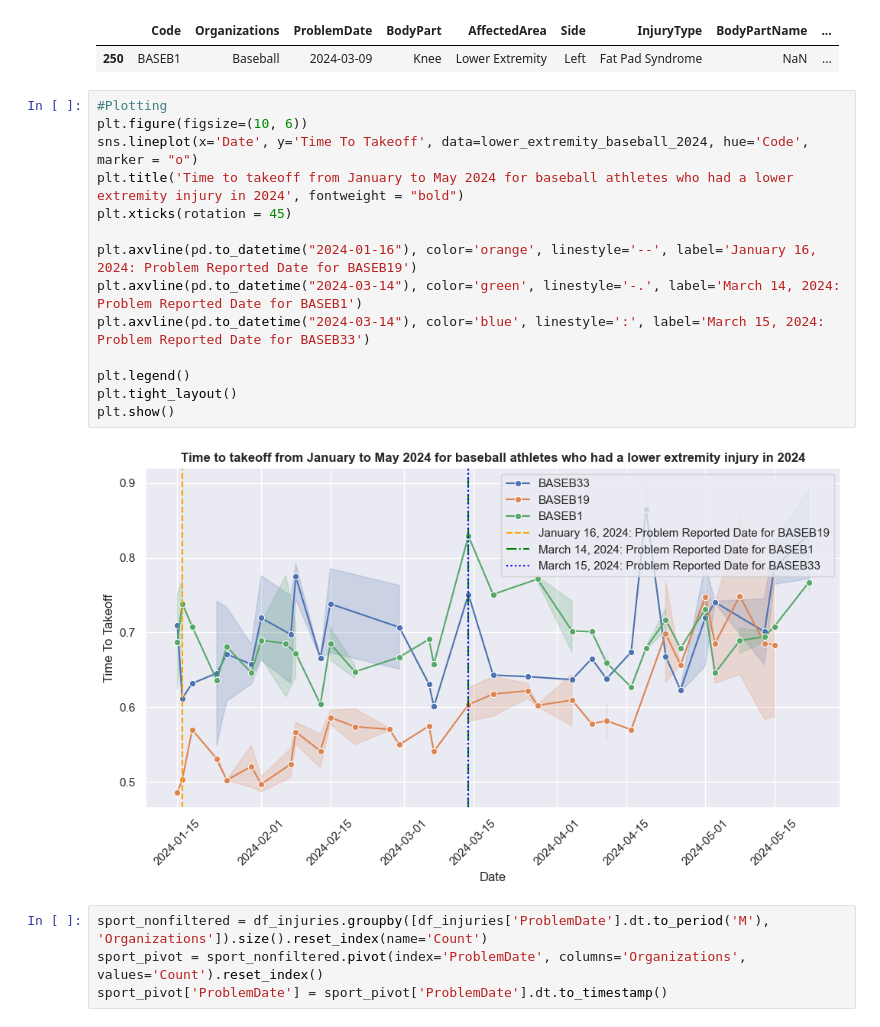
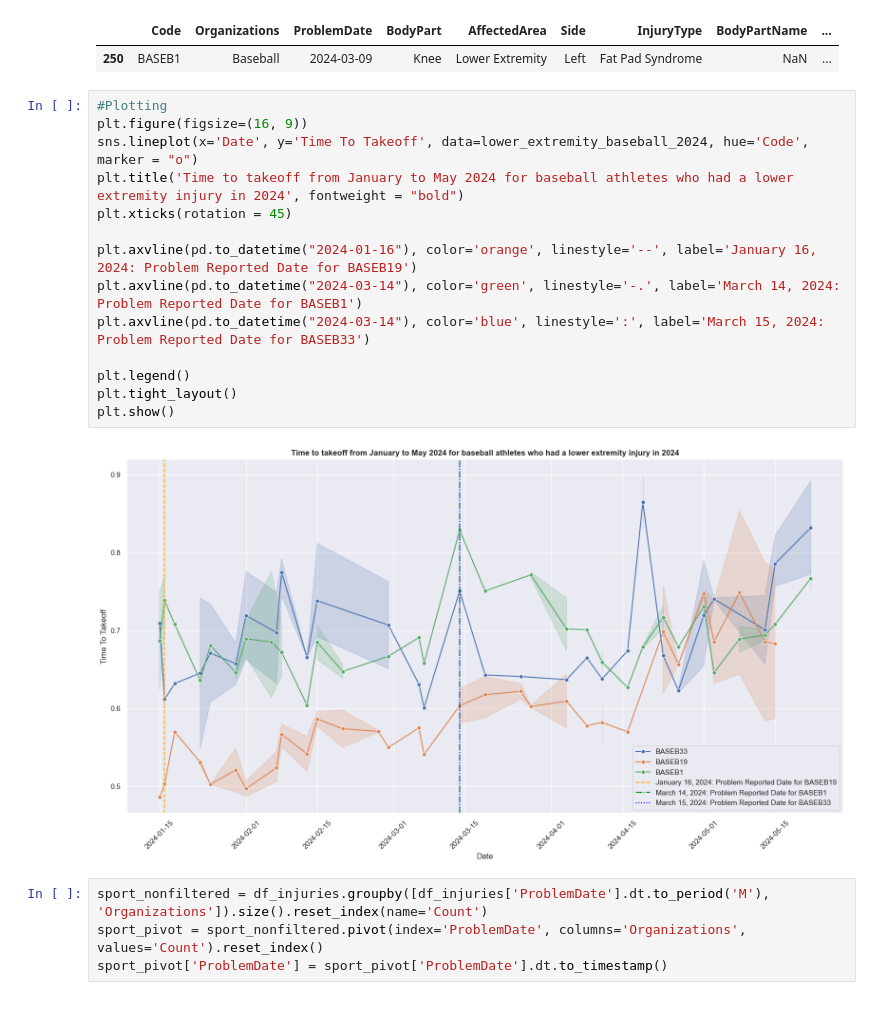
Before and after one commit to bachnguyen234/da301-isaac-athletics, a Jupyter notebook: bach_main_file.ipynb, the cells around one changed output. Drawn from its saved outputs; the diff is of its cells as text.

```diff
--- a/bach_main_file.ipynb
+++ b/bach_main_file.ipynb
@@ -137,20 +137,20 @@ df_injuries.loc[df_injuries["Code"] == "BASEB1"]
 | 250 | BASEB1 | Baseball | 2024-03-09 | Knee | Lower Extremity | Left | Fat Pad Syndrome | NaN | ... |
 # %%
 #Plotting
-plt.figure(figsize=(10, 6))
+plt.figure(figsize=(16, 9))
 sns.lineplot(x='Date', y='Time To Takeoff', data=lower_extremity_baseball_2024, hue='Code', marker = "o")
 plt.title('Time to takeoff from January to May 2024 for baseball athletes who had a lower extremity injury in 2024', fontweight = "bold")
 plt.xticks(rotation = 45)
 
 plt.axvline(pd.to_datetime("2024-01-16"), color='orange', linestyle='--', label='January 16, 2024: Problem Reported Date for BASEB19')
 plt.axvline(pd.to_datetime("2024-03-14"), color='green', linestyle='-.', label='March 14, 2024: Problem Reported Date for BASEB1')
 plt.axvline(pd.to_datetime("2024-03-14"), color='blue', linestyle=':', label='March 15, 2024: Problem Reported Date for BASEB33')
 
 plt.legend()
 plt.tight_layout()
 plt.show()
 # %% [output]
-[figure, old version]
+[figure, new version]
 # %%
 sport_nonfiltered = df_injuries.groupby([df_injuries['ProblemDate'].dt.to_period('M'), 'Organizations']).size().reset_index(name='Count')
 sport_pivot = sport_nonfiltered.pivot(index='ProblemDate', columns='Organizations', values='Count').reset_index()
```
Also changed, not shown: parts of 2 cells of this notebook, 2 other files.
